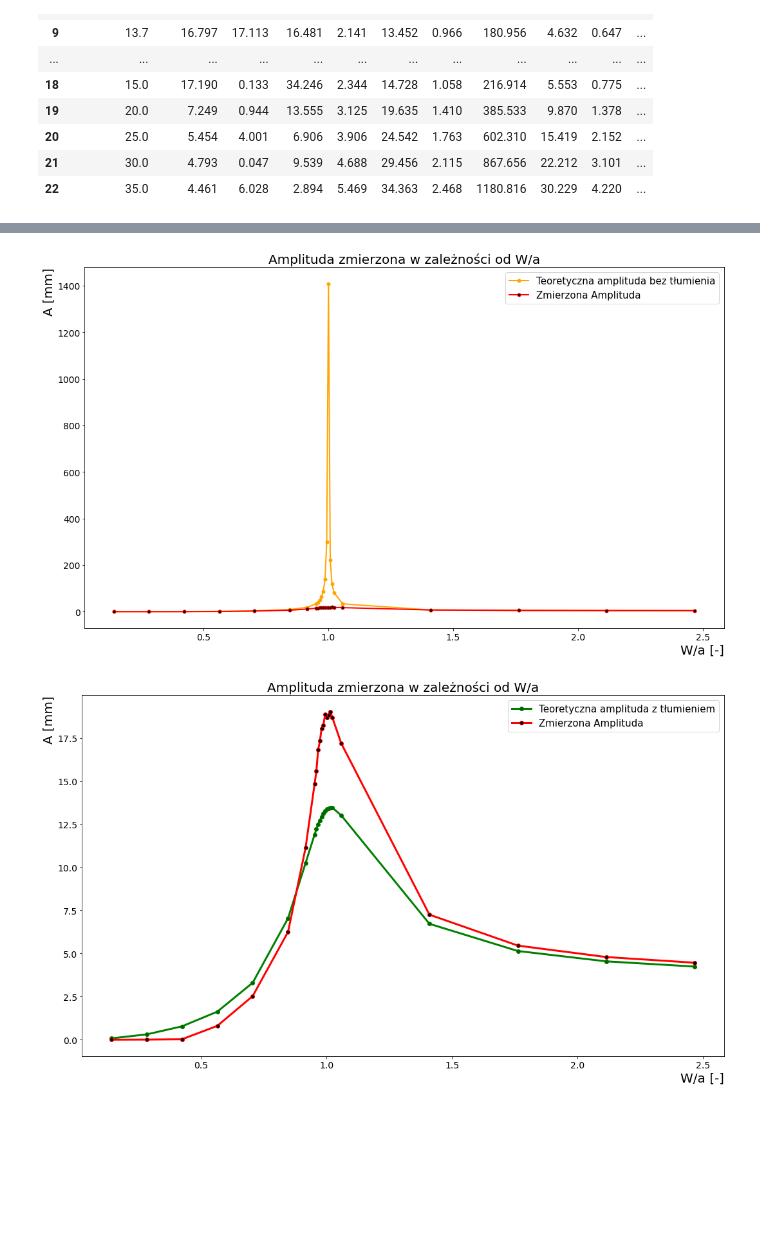
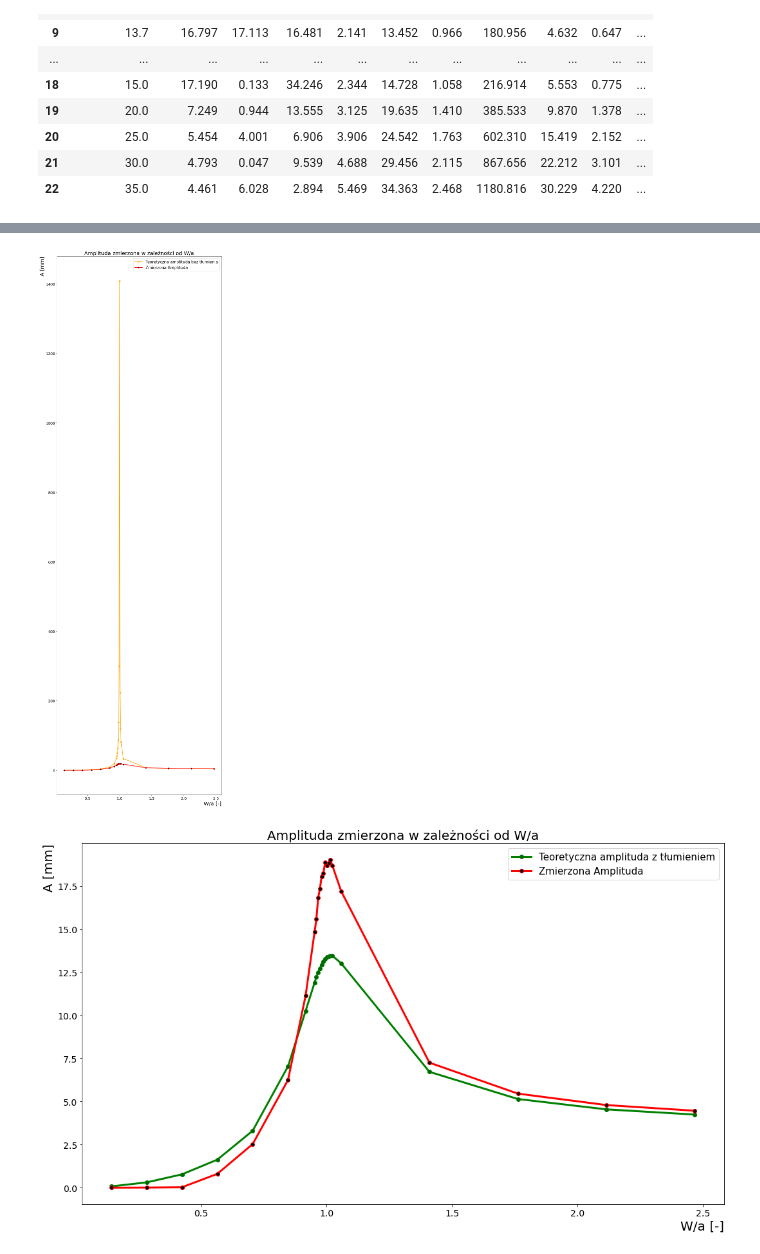
Before and after one commit to NotSirius-A/mechanika, a Jupyter notebook: mechanika.ipynb, the cells around one changed output, grey strips where cells are left out. Drawn from its saved outputs; the diff is of its cells as text; code cells hidden in the pictures; blank space fills up the shorter version.

```diff
--- a/mechanika.ipynb
+++ b/mechanika.ipynb
@@ -184,20 +184,20 @@ plt.show()
 # %%
 fig, ax = plt.subplots()
 x = df_wymuszone["W/a"]
 y = df_wymuszone["A"]
 ax.plot(x, y, color='orange', linewidth=2, marker=".", markersize=10, markerfacecolor='orange', label="Teoretyczna amplituda bez tłumienia")
-
+plt.rcParams['figure.figsize'] = [12, 30]
 y = df_wymuszone["Amplituda"]
 ax.plot(x, y, color='r', linewidth=2, marker=".", markersize=10, markerfacecolor='black', label="Zmierzona Amplituda")
 
 ax.set_title("Amplituda zmierzona w zależności od W/a", {'size': 20})
 
 ax.legend(loc=1, prop={'size': 15})
 ax.set_xlabel("W/a [-]", {'size': 20}, loc='right')
 ax.set_ylabel("A [mm]", {'size': 20}, loc='top')
 plt.show()
 # %% [output]
-[figure, old version]
+[figure, new version]
 # %%
 fig, ax = plt.subplots()
 x = df_wymuszone["W/a"]
```
Also changed, not shown: parts of 2 cells of this notebook.
